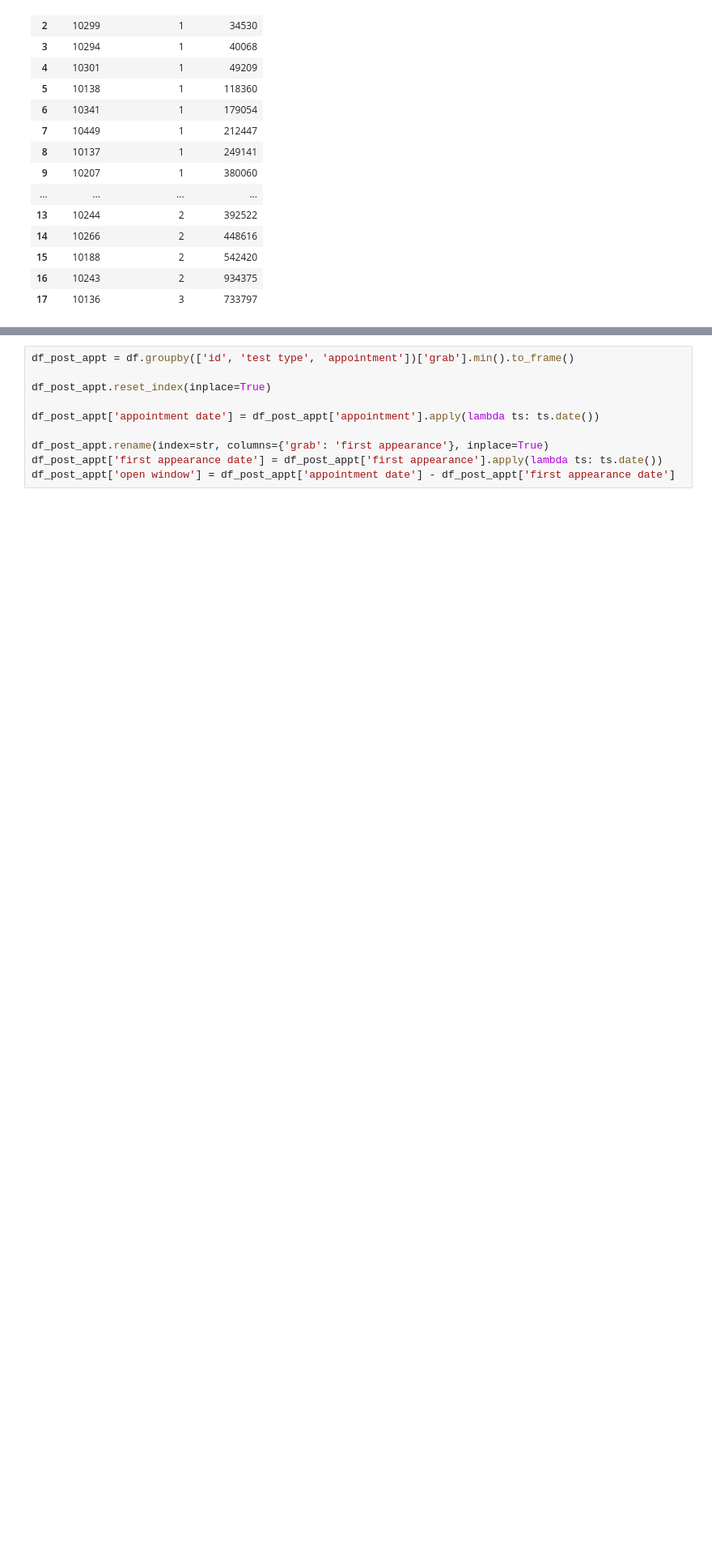
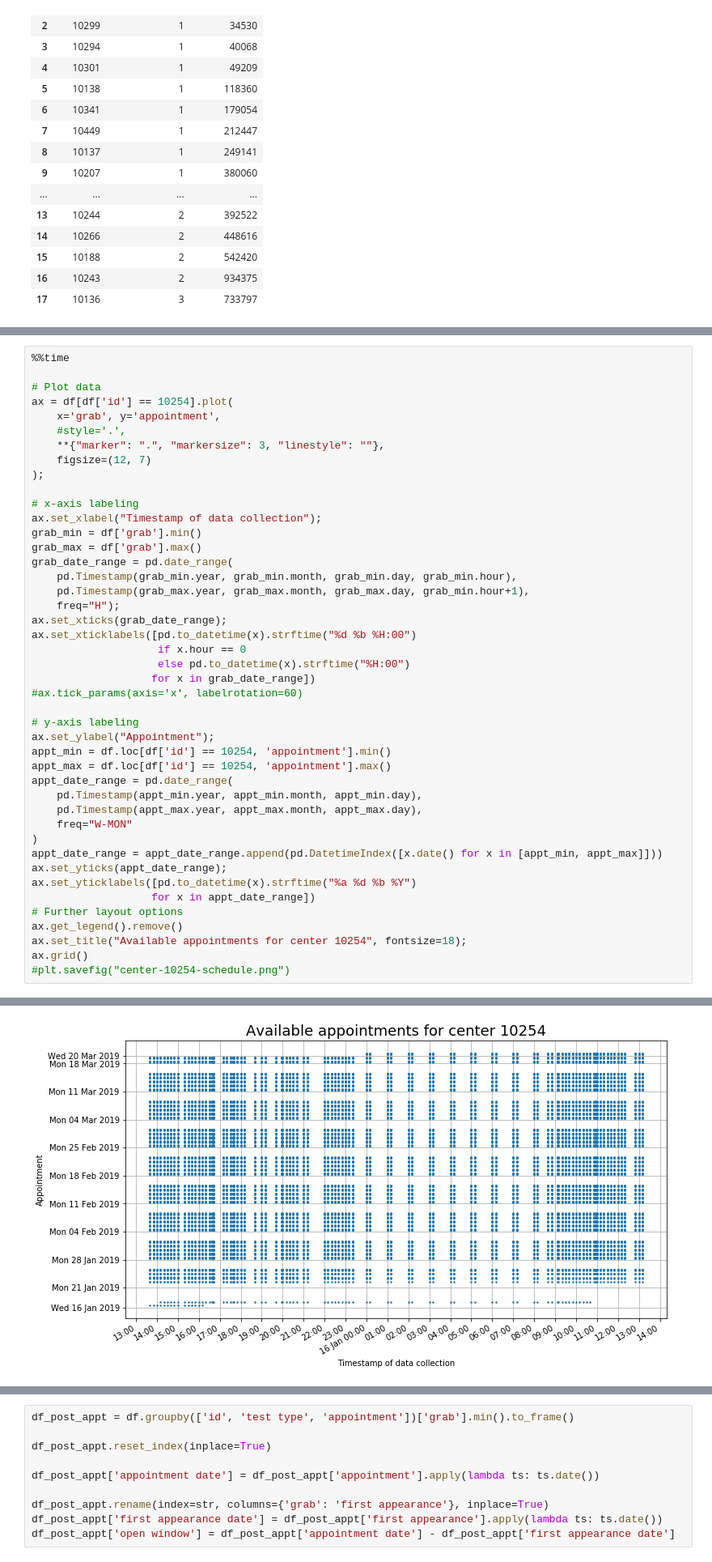
Before and after one commit to antoinechoffrut/UHCW, a Jupyter notebook: UHCW_EDA.ipynb, the cells around one changed output, grey strips where cells are left out. Shown: that part at 81% size. Saved outputs shown, nothing was run; the diff lists cells and outputs as text; blank space fills up the shorter version.

```diff
--- a/UHCW_EDA.ipynb
+++ b/UHCW_EDA.ipynb
@@ -276,0 +311,45 @@ Not all appointments in the future are accessible online at all times.  In this
+# %%
+%%time
+
+# Plot data
+ax = df[df['id'] == 10254].plot(
+    x='grab', y='appointment',
+    #style='.',
+    **{"marker": ".", "markersize": 3, "linestyle": ""},
+    figsize=(12, 7)
+);
+
+# x-axis labeling
+ax.set_xlabel("Timestamp of data collection");
+grab_min = df['grab'].min()
+grab_max = df['grab'].max()
+grab_date_range = pd.date_range(
+    pd.Timestamp(grab_min.year, grab_min.month, grab_min.day, grab_min.hour),
+    pd.Timestamp(grab_max.year, grab_max.month, grab_max.day, grab_min.hour+1),
+    freq="H");
+ax.set_xticks(grab_date_range);
+ax.set_xticklabels([pd.to_datetime(x).strftime("%d %b %H:00")
+                    if x.hour == 0
+                    else pd.to_datetime(x).strftime("%H:00")
+                   for x in grab_date_range])
+#ax.tick_params(axis='x', labelrotation=60)
+
+# y-axis labeling
+ax.set_ylabel("Appointment");
+appt_min = df.loc[df['id'] == 10254, 'appointment'].min()
+appt_max = df.loc[df['id'] == 10254, 'appointment'].max()
+appt_date_range = pd.date_range(
+    pd.Timestamp(appt_min.year, appt_min.month, appt_min.day),
+    pd.Timestamp(appt_max.year, appt_max.month, appt_max.day),
+    freq="W-MON"
+)
+appt_date_range = appt_date_range.append(pd.DatetimeIndex([x.date() for x in [appt_min, appt_max]]))
+ax.set_yticks(appt_date_range);
+ax.set_yticklabels([pd.to_datetime(x).strftime("%a %d %b %Y")
+                   for x in appt_date_range])
+# Further layout options
+ax.get_legend().remove()
+ax.set_title("Available appointments for center 10254", fontsize=18);
+ax.grid()
+#plt.savefig("center-10254-schedule.png")
+# %% [output]
@@ -277 +358,2 @@ Not all appointments in the future are accessible online at all times.  In this
+[figure, added]
 # %% [markdown]
```
Also changed, not shown: parts of 50 cells of this notebook.
